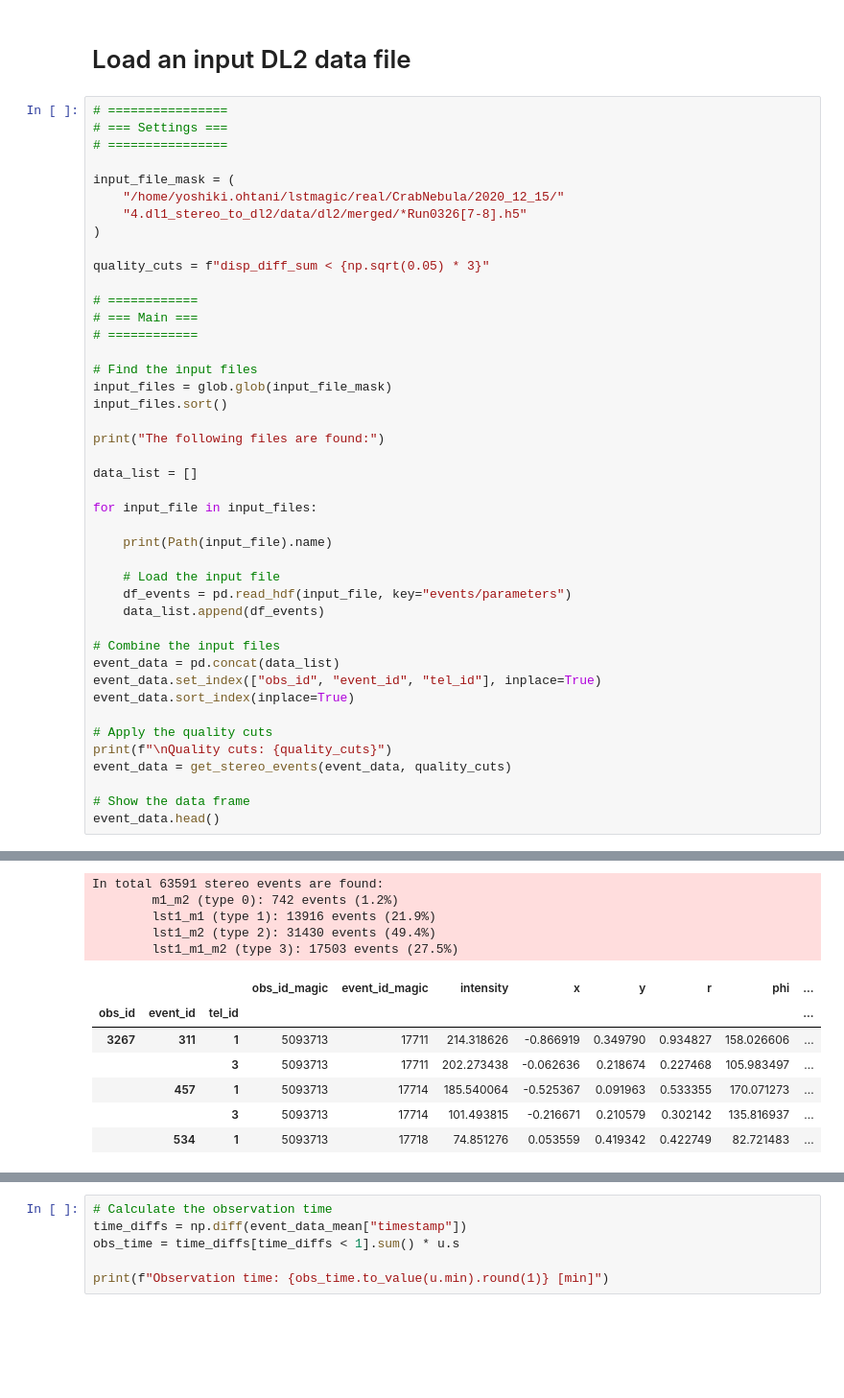
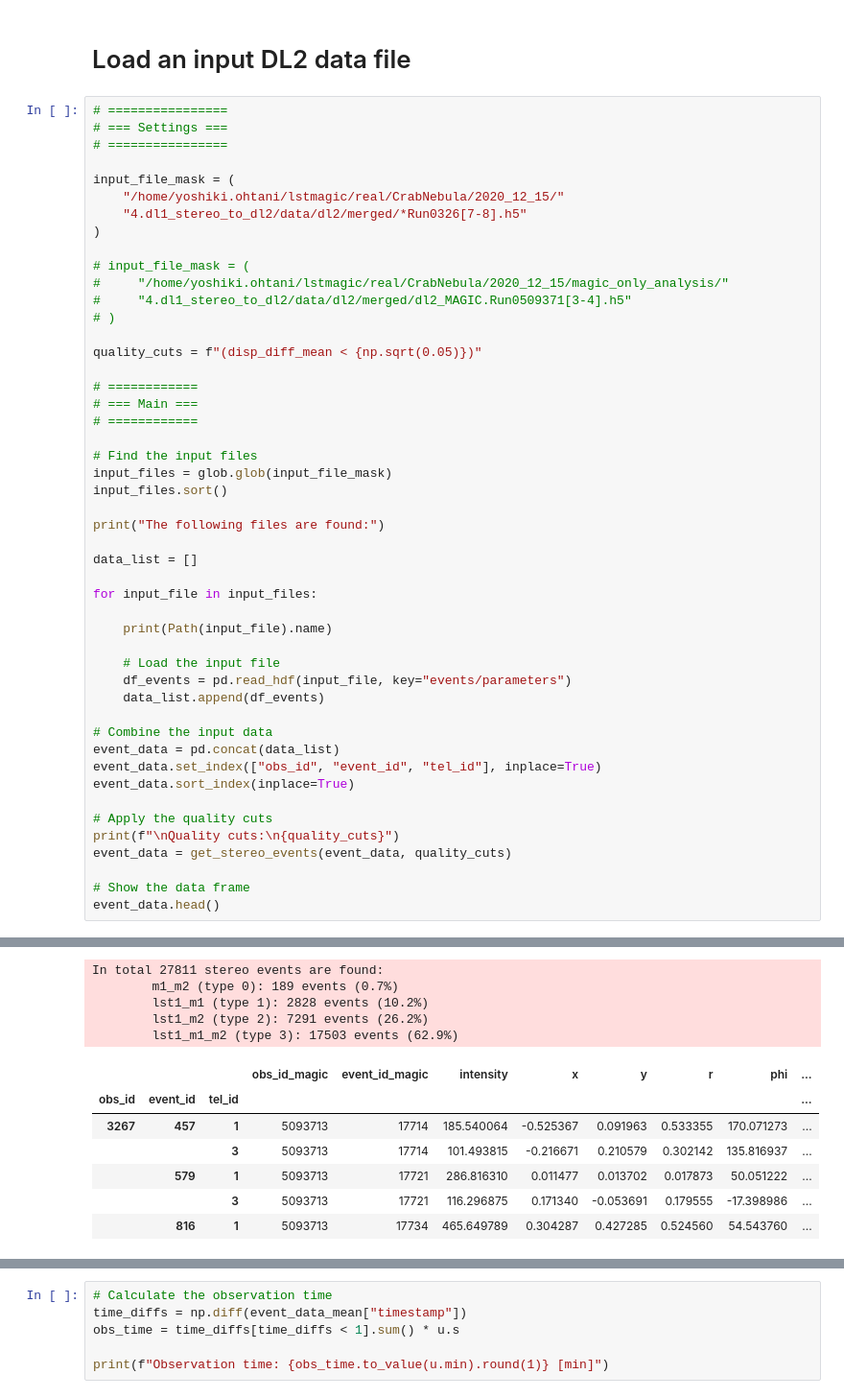
Before and after one commit to cta-observatory/magic-cta-pipe, a Jupyter notebook: notebooks/check_signal_from_dl2.ipynb, the cells around one changed output, grey strips where cells are left out. Shown: that part at 96% size. Cells and saved outputs as stored; diff of their text form; blank space fills up the shorter version.

```diff
--- a/notebooks/check_signal_from_dl2.ipynb
+++ b/notebooks/check_signal_from_dl2.ipynb
@@ -34,7 +34,12 @@ input_file_mask = (
     "4.dl1_stereo_to_dl2/data/dl2/merged/*Run0326[7-8].h5"
 )
 
-quality_cuts = f"disp_diff_sum < {np.sqrt(0.05) * 3}"
+# input_file_mask = (
+#     "/home/yoshiki.ohtani/lstmagic/real/CrabNebula/2020_12_15/magic_only_analysis/"
+#     "4.dl1_stereo_to_dl2/data/dl2/merged/dl2_MAGIC.Run0509371[3-4].h5"
+# )
+
+quality_cuts = f"(disp_diff_mean < {np.sqrt(0.05)})"
 
 # ============
 # === Main ===
@@ -56,13 +61,13 @@ for input_file in input_files:
     df_events = pd.read_hdf(input_file, key="events/parameters")
     data_list.append(df_events)
 
-# Combine the input files
+# Combine the input data
 event_data = pd.concat(data_list)
 event_data.set_index(["obs_id", "event_id", "tel_id"], inplace=True)
 event_data.sort_index(inplace=True)
 
 # Apply the quality cuts
-print(f"\nQuality cuts: {quality_cuts}")
+print(f"\nQuality cuts:\n{quality_cuts}")
 event_data = get_stereo_events(event_data, quality_cuts)
 
 # Show the data frame
@@ -76,15 +82,15 @@ Quality cuts: disp_diff_sum < 0.6708203932499369
-In total 63591 stereo events are found:
-        m1_m2 (type 0): 742 events (1.2%)
-        lst1_m1 (type 1): 13916 events (21.9%)
-        lst1_m2 (type 2): 31430 events (49.4%)
-        lst1_m1_m2 (type 3): 17503 events (27.5%)
+In total 27811 stereo events are found:
+        m1_m2 (type 0): 189 events (0.7%)
+        lst1_m1 (type 1): 2828 events (10.2%)
+        lst1_m2 (type 2): 7291 events (26.2%)
+        lst1_m1_m2 (type 3): 17503 events (62.9%)
 |  |  |  | obs_id_magic | event_id_magic | intensity | x | y | r | phi | ... |
 | obs_id | event_id | tel_id |  |  |  |  |  |  |  | ... |
-| 3267 | 311 | 1 | 5093713 | 17711 | 214.318626 | -0.866919 | 0.349790 | 0.934827 | 158.026606 | ... |
-|  |  | 3 | 5093713 | 17711 | 202.273438 | -0.062636 | 0.218674 | 0.227468 | 105.983497 | ... |
-|  | 457 | 1 | 5093713 | 17714 | 185.540064 | -0.525367 | 0.091963 | 0.533355 | 170.071273 | ... |
+| 3267 | 457 | 1 | 5093713 | 17714 | 185.540064 | -0.525367 | 0.091963 | 0.533355 | 170.071273 | ... |
 |  |  | 3 | 5093713 | 17714 | 101.493815 | -0.216671 | 0.210579 | 0.302142 | 135.816937 | ... |
-|  | 534 | 1 | 5093713 | 17718 | 74.851276 | 0.053559 | 0.419342 | 0.422749 | 82.721483 | ... |
+|  | 579 | 1 | 5093713 | 17721 | 286.816310 | 0.011477 | 0.013702 | 0.017873 | 50.051222 | ... |
+|  |  | 3 | 5093713 | 17721 | 116.296875 | 0.171340 | -0.053691 | 0.179555 | -17.398986 | ... |
+|  | 816 | 1 | 5093713 | 17734 | 465.649789 | 0.304287 | 0.427285 | 0.524560 | 54.543760 | ... |
 # %%
 # Get the mean DL2 parameters
 print("Calculating the mean DL2 parameters...")
```
Also changed, not shown: parts of 7 cells of this notebook, 2 other files.
